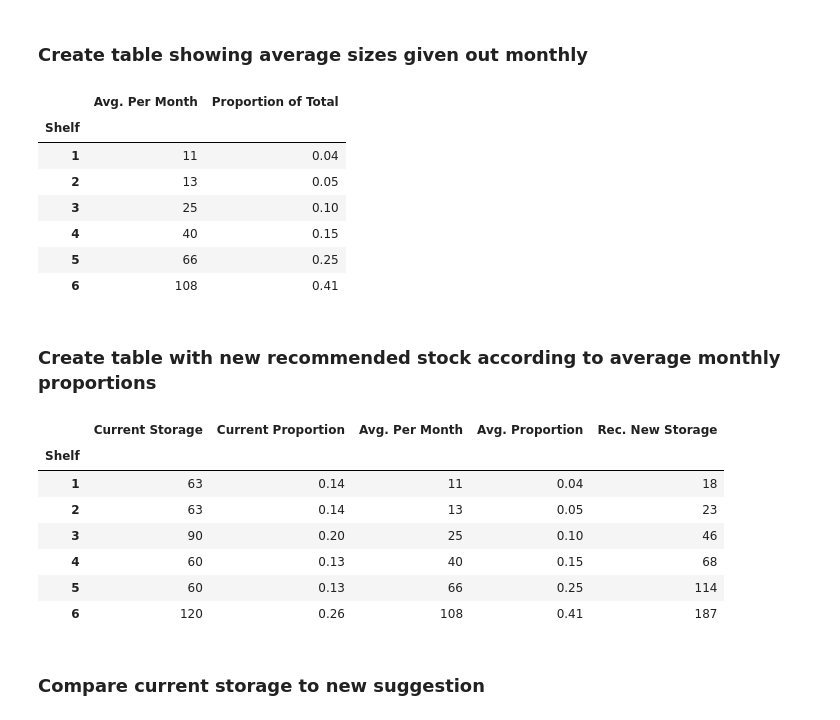
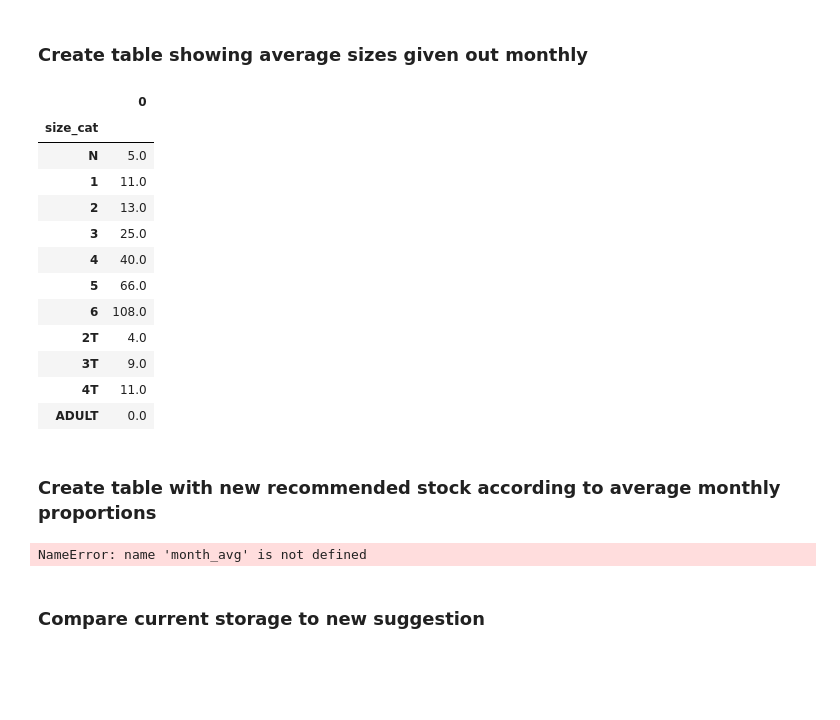
Before and after one commit to reedbc1/Diapers, a Jupyter notebook: diapers.ipynb, the cells around one changed output. Saved outputs shown, nothing was run; the diff lists cells and outputs as text; code cells hidden in the pictures; blank space fills up the shorter version.

Commit message:
Added averages for all sizes

```diff
--- a/diapers.ipynb
+++ b/diapers.ipynb
@@ -516,33 +516,22 @@ storage
 # %% [markdown]
 ### Create table showing average sizes given out monthly
 # %%
-# total diapers distributed each month
-monthly_totals = df_total.loc[:,"1":"6"].sum(axis=1)
-
-# average of sizes 1-6 distributed monthly
-averages = pd.Series([math.ceil(x) for x in df_total.loc[:,"1":"6"].mean()])
-
-# proportions
-props = round(averages / averages.sum(), 2)
-
-# creet
-month_avg = pd.DataFrame({
-    "Shelf": storage.index,
-    "Avg. Per Month": averages,
-    "Proportion of Total": props
-})
-month_avg = month_avg.set_index("Shelf")
-
-month_avg
+df_total
+np.ceil(df_total.mean()).to_frame()
 # %% [output]
-|  | Avg. Per Month | Proportion of Total |
-| Shelf |  |  |
-| 1 | 11 | 0.04 |
-| 2 | 13 | 0.05 |
-| 3 | 25 | 0.10 |
-| 4 | 40 | 0.15 |
-| 5 | 66 | 0.25 |
-| 6 | 108 | 0.41 |
+|  | 0 |
+| size_cat |  |
+| N | 5.0 |
+| 1 | 11.0 |
+| 2 | 13.0 |
+| 3 | 25.0 |
+| 4 | 40.0 |
+| 5 | 66.0 |
+| 6 | 108.0 |
+| 2T | 4.0 |
+| 3T | 9.0 |
+| 4T | 11.0 |
+| ADULT | 0.0 |
 # %% [markdown]
 ### Create table with new recommended stock according to average monthly proportions
 # %%
@@ -558,14 +547,7 @@ df_combined.columns = ["Current Storage", "Current Proportion", "Avg. Per Month"
 
 df_combined
 # %% [output]
-|  | Current Storage | Current Proportion | Avg. Per Month | Avg. Proportion | Rec. New Storage |
-| Shelf |  |  |  |  |  |
-| 1 | 63 | 0.14 | 11 | 0.04 | 18 |
-| 2 | 63 | 0.14 | 13 | 0.05 | 23 |
-| 3 | 90 | 0.20 | 25 | 0.10 | 46 |
-| 4 | 60 | 0.13 | 40 | 0.15 | 68 |
-| 5 | 60 | 0.13 | 66 | 0.25 | 114 |
-| 6 | 120 | 0.26 | 108 | 0.41 | 187 |
+NameError: name 'month_avg' is not defined
 # %% [markdown]
 ### Compare current storage to new suggestion
 # %%
```
Also changed, not shown: parts of 1 cell of this notebook.
